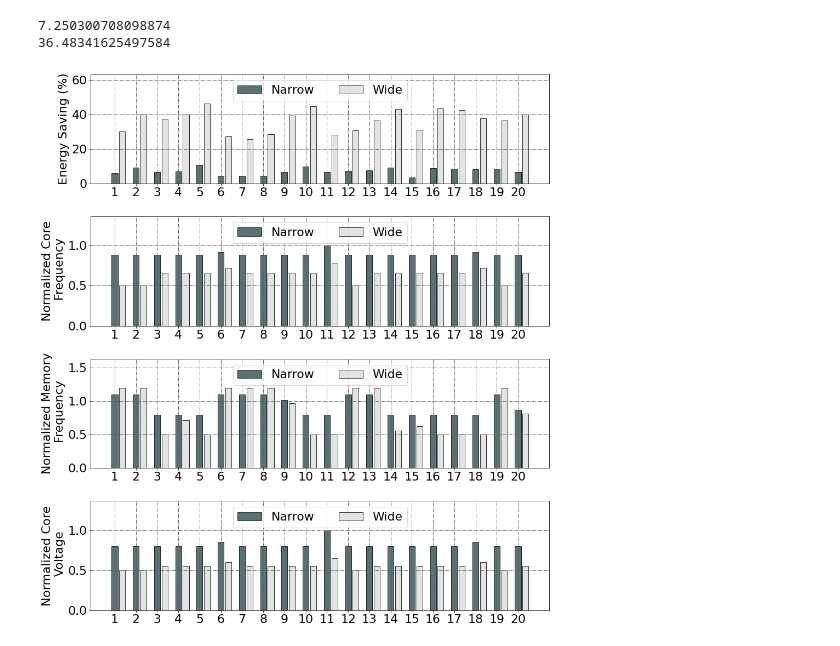
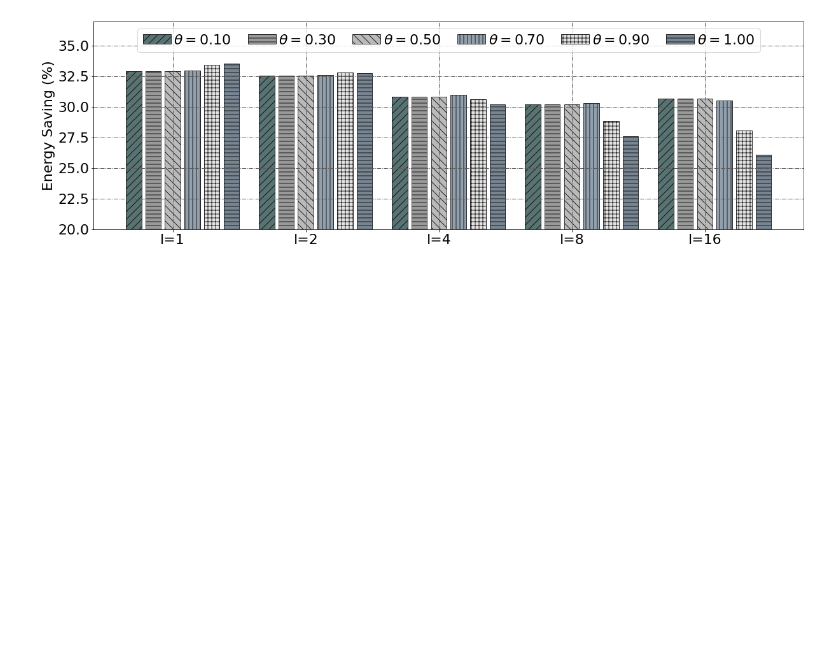
Before and after one commit to HKBU-HPML/GPU-DVFS-Job-Schedule, a Jupyter notebook: plot.ipynb, the cells around one changed output. Saved outputs shown, nothing was run; the diff lists cells and outputs as text; code cells hidden in the pictures; blank space fills up the shorter version.

```diff
--- a/plot.ipynb
+++ b/plot.ipynb
@@ -654,22 +714,21 @@ def plot_turnon(df, save_filename=None):
 # %%
 if __name__ == '__main__':
 
-    plot_app(save_filename='single_exp')
+    #plot_real('real')
+    #plot_app(apps='apps.pkl', save_filename='single_exp')
     #df = pd.read_csv("csvs/offline.csv", header = 0)
     #plot_normalize(df)
     #plot_lcurves(df, save_filename='offline_l')
     #plot_offline_dvfs(df, 'offline_dvfs_E')
     #plot_offline_theta(df, 'offline_theta')
 
     #df = pd.read_csv("csvs/turnon.csv", header = 0)
     #plot_turnon(df, 'offline_nodes')
-    #df = pd.read_csv("csvs/online.csv", header = 0)
+    df = pd.read_csv("csvs/online.csv", header = 0)
     #print(df[(df.algo == 'edf+bin') & (df.gpus_per_node == 16)])
     #plot_curves(df, save_filename='E_dvfs_line')
     #plot_dist(df, save_filename='E_dvfs_bar')
     #plot_bar(df, save_filename='E_dvfs_theta')
-    #plot_online_saving(df, save_filename='online_dvfs_saving')
+    plot_online_saving(df, save_filename='online_dvfs_saving')
 # %% [output]
-7.250300708098874
-36.48341625497584
-[figure, old version]
+[figure, new version]
```
Also changed, not shown: parts of 2 cells of this notebook, 12 other files.
